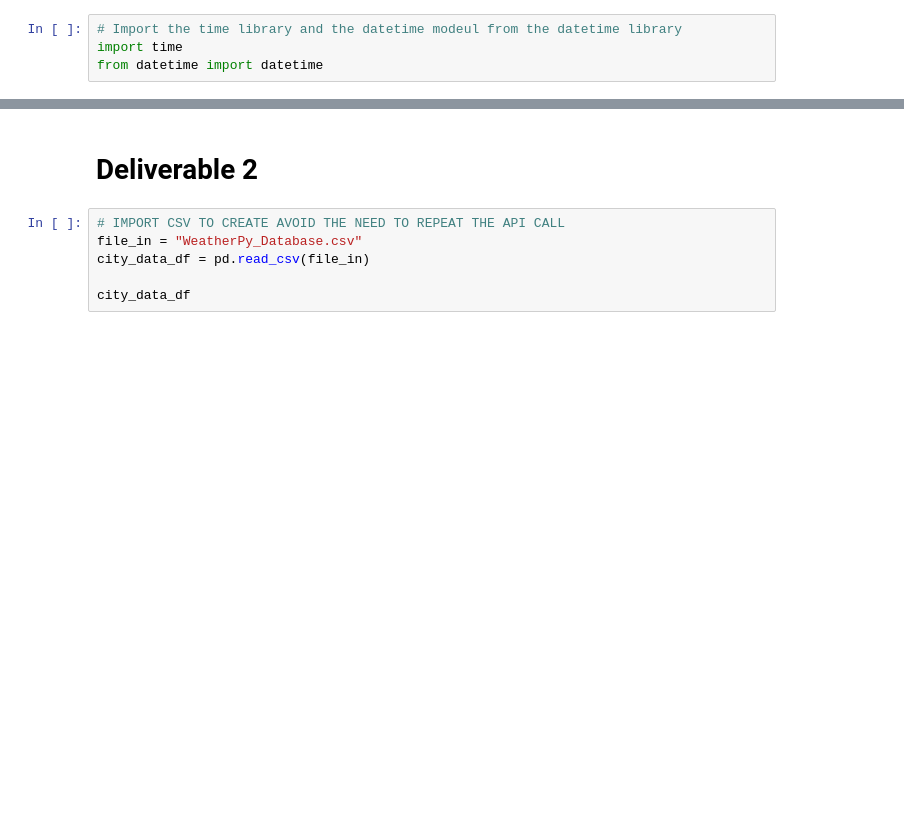
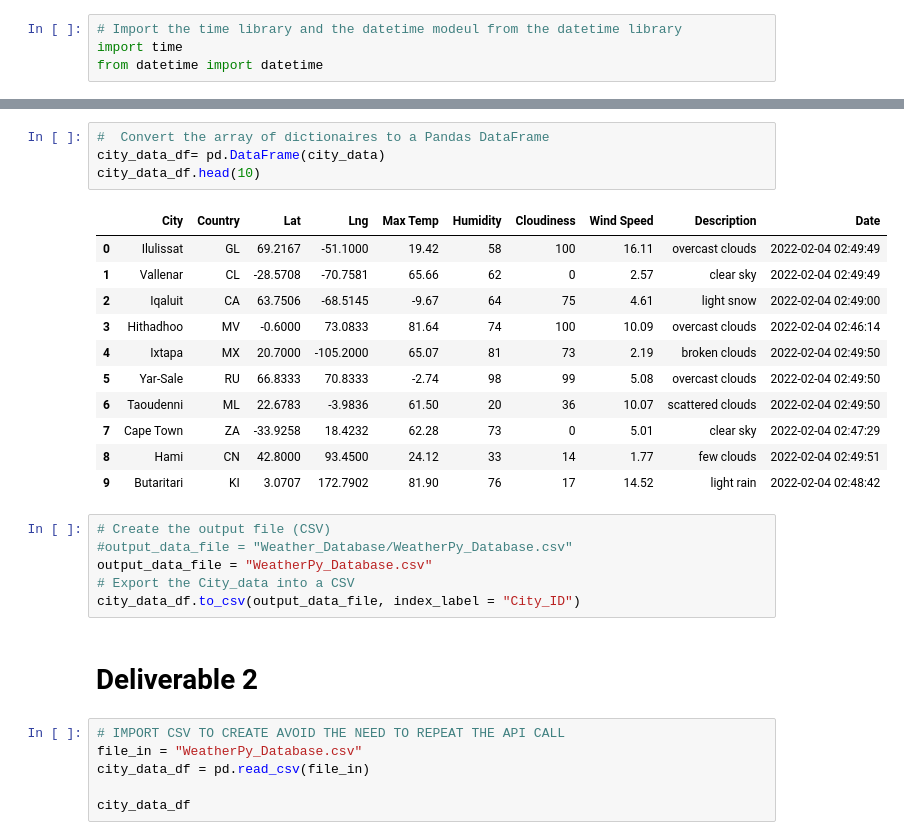
Before and after one commit to DALeske/World_Weather_Analysis, a Jupyter notebook: Weather_Database/Weather_Database.ipynb, the cells around one changed output, grey strips where cells are left out. Saved outputs shown, nothing was run; the diff lists cells and outputs as text; blank space fills up the shorter version.

```diff
--- a/Weather_Database/Weather_Database.ipynb
+++ b/Weather_Database/Weather_Database.ipynb
@@ -177,3 +191,25 @@ city_data_df.to_csv(output_data_file, index_label = "City_ID")
+# %%
+#  Convert the array of dictionaires to a Pandas DataFrame
+city_data_df= pd.DataFrame(city_data)
+city_data_df.head(10)
+# %% [output]
+|  | City | Country | Lat | Lng | Max Temp | Humidity | Cloudiness | Wind Speed | Description | Date |
+| 0 | Ilulissat | GL | 69.2167 | -51.1000 | 19.42 | 58 | 100 | 16.11 | overcast clouds | 2022-02-04 02:49:49 |
+| 1 | Vallenar | CL | -28.5708 | -70.7581 | 65.66 | 62 | 0 | 2.57 | clear sky | 2022-02-04 02:49:49 |
+| 2 | Iqaluit | CA | 63.7506 | -68.5145 | -9.67 | 64 | 75 | 4.61 | light snow | 2022-02-04 02:49:00 |
+| 3 | Hithadhoo | MV | -0.6000 | 73.0833 | 81.64 | 74 | 100 | 10.09 | overcast clouds | 2022-02-04 02:46:14 |
+| 4 | Ixtapa | MX | 20.7000 | -105.2000 | 65.07 | 81 | 73 | 2.19 | broken clouds | 2022-02-04 02:49:50 |
+| 5 | Yar-Sale | RU | 66.8333 | 70.8333 | -2.74 | 98 | 99 | 5.08 | overcast clouds | 2022-02-04 02:49:50 |
+| 6 | Taoudenni | ML | 22.6783 | -3.9836 | 61.50 | 20 | 36 | 10.07 | scattered clouds | 2022-02-04 02:49:50 |
+| 7 | Cape Town | ZA | -33.9258 | 18.4232 | 62.28 | 73 | 0 | 5.01 | clear sky | 2022-02-04 02:47:29 |
+| 8 | Hami | CN | 42.8000 | 93.4500 | 24.12 | 33 | 14 | 1.77 | few clouds | 2022-02-04 02:49:51 |
+| 9 | Butaritari | KI | 3.0707 | 172.7902 | 81.90 | 76 | 17 | 14.52 | light rain | 2022-02-04 02:48:42 |
+# %%
+# Create the output file (CSV)
+#output_data_file = "Weather_Database/WeatherPy_Database.csv"
+output_data_file = "WeatherPy_Database.csv"
+# Export the City_data into a CSV
+city_data_df.to_csv(output_data_file, index_label = "City_ID")
 # %% [markdown]
 # Deliverable 2
 # %%
```
Also changed, not shown: parts of 11 cells of this notebook, 4 other files.
